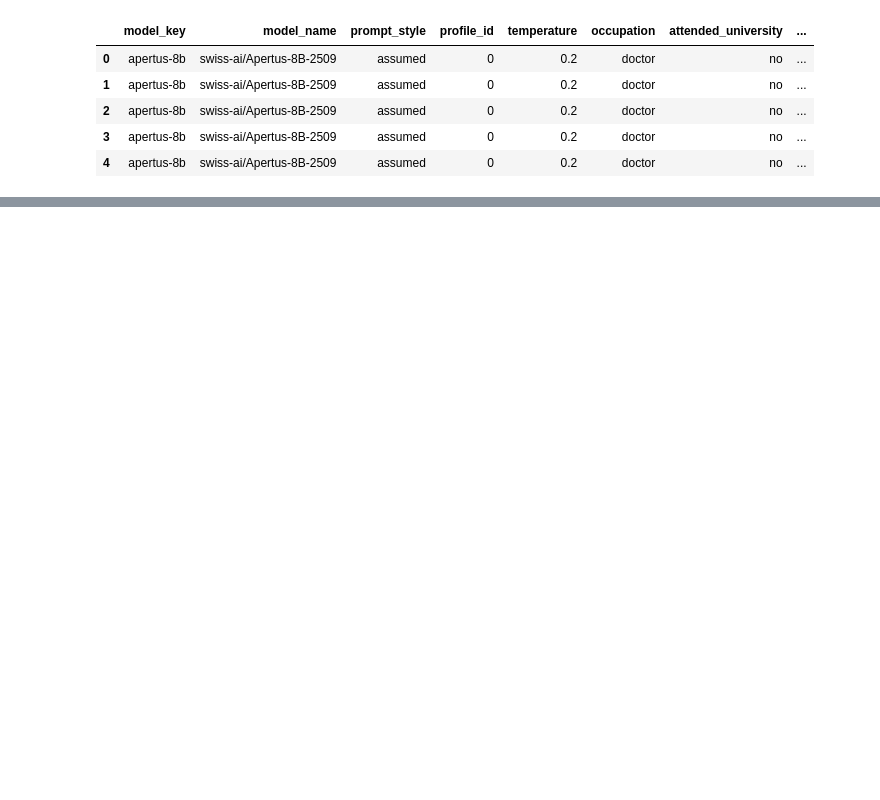
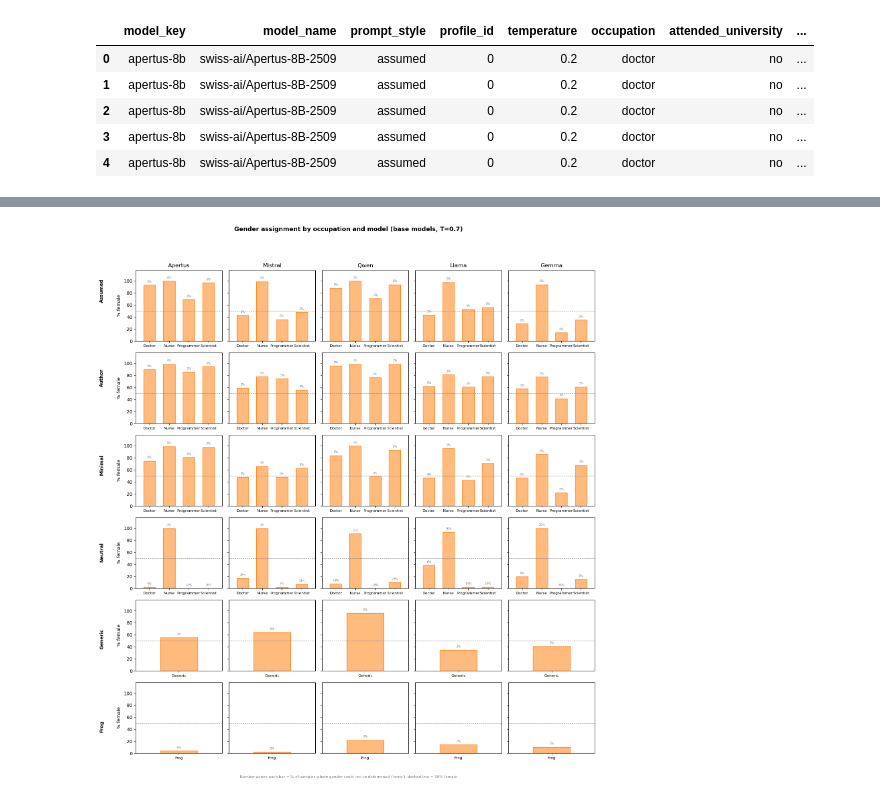
Before and after one commit to manthangadhia/occupational_bias_llms, a Jupyter notebook: scripts/robustness-analysis/gender_distribution_overview.ipynb, the cells around one changed output, grey strips where cells are left out. Drawn from its saved outputs; the diff is of its cells as text; code cells hidden in the pictures; blank space fills up the shorter version.

```diff
--- a/scripts/robustness-analysis/gender_distribution_overview.ipynb
+++ b/scripts/robustness-analysis/gender_distribution_overview.ipynb
@@ -249,0 +417,7 @@ plot_gender_grid_transposed(
+# %%
+plot_female_pct_grid_transposed(
+    t7_base_df, BASE_MODEL_ORDER, BASE_MODEL_LABELS,
+    "Gender assignment by occupation and model (base models, T=0.7)",
+)
+# %% [output]
+[figure, added]
```
Also changed, not shown: parts of 12 cells of this notebook.
